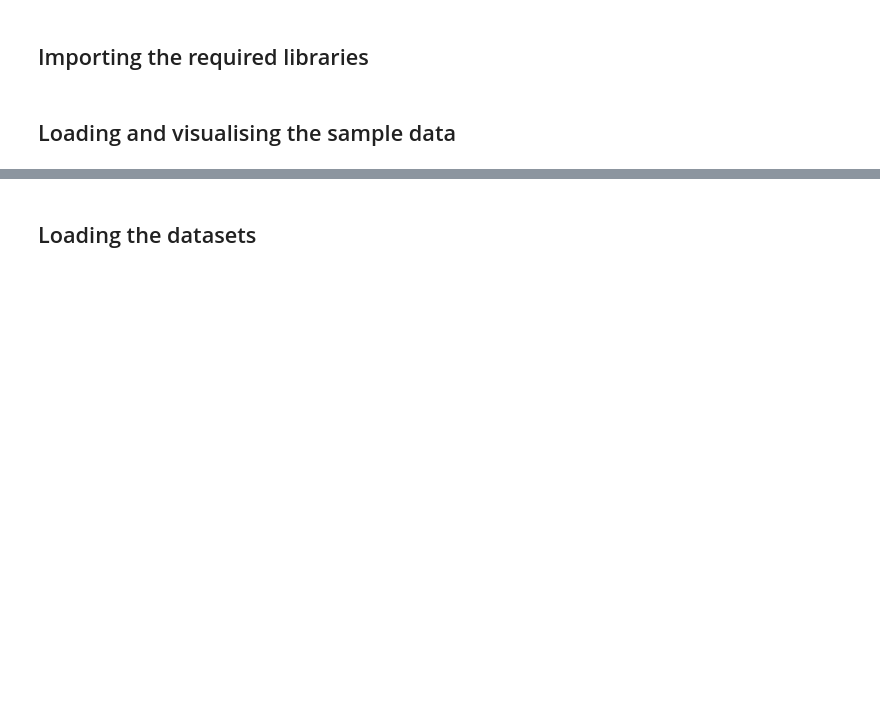
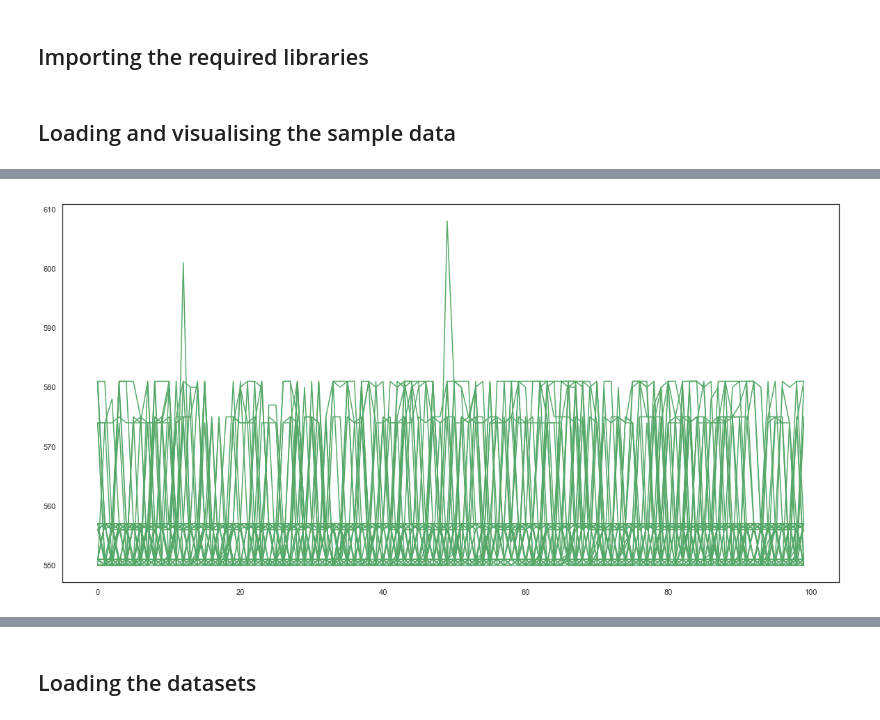
Before and after one commit to AnshulHedau/Pehchaan-The-Identifier, a Jupyter notebook: Data_Analysis_Python/Data Classification.ipynb, the cells around one changed output, grey strips where cells are left out. Saved outputs shown, nothing was run; the diff lists cells and outputs as text; code cells hidden in the pictures; blank space fills up the shorter version.

```diff
--- a/Data_Analysis_Python/Data Classification.ipynb
+++ b/Data_Analysis_Python/Data Classification.ipynb
@@ -26,10 +28,11 @@ plt.show()
 # %%
 plt.figure(figsize=(20,10))
 for i in range(0, 50):
     dataset.append([np.percentile(dataset_sample[i], 75) if val > np.mean(dataset_sample[i]) else np.percentile(dataset_sample[i], 25) for val in dataset_sample[i]])
 for i in range(0, 50):
-    plt.plot(new_list[i],'g', linewidth=0.5)
-#     plt.plot(dataset_sample[i],'r', linewidth=1.5)
+    plt.plot(dataset_sample[i],'g', linewidth=1.5)
 plt.show()
+# %% [output]
+[figure, added]
 # %%
 len(dataset)
```
Also changed, not shown: parts of 36 cells of this notebook, 13 other files.
